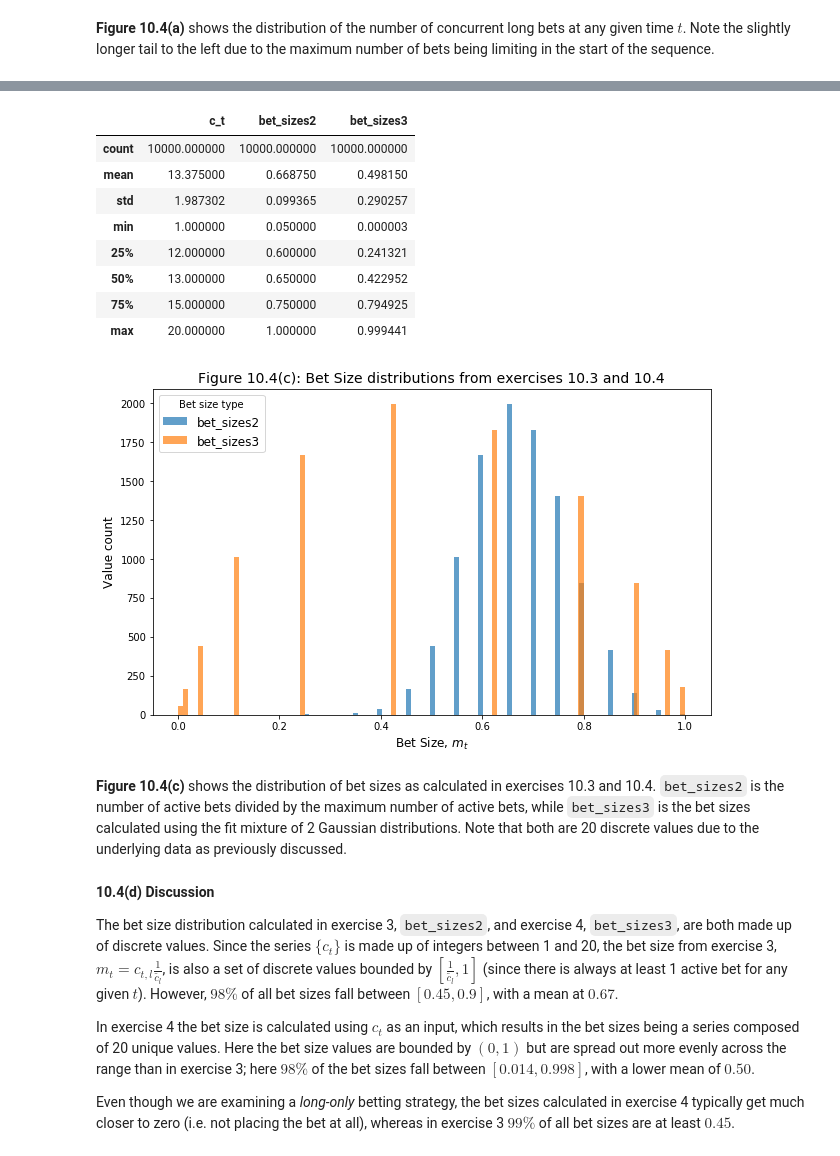
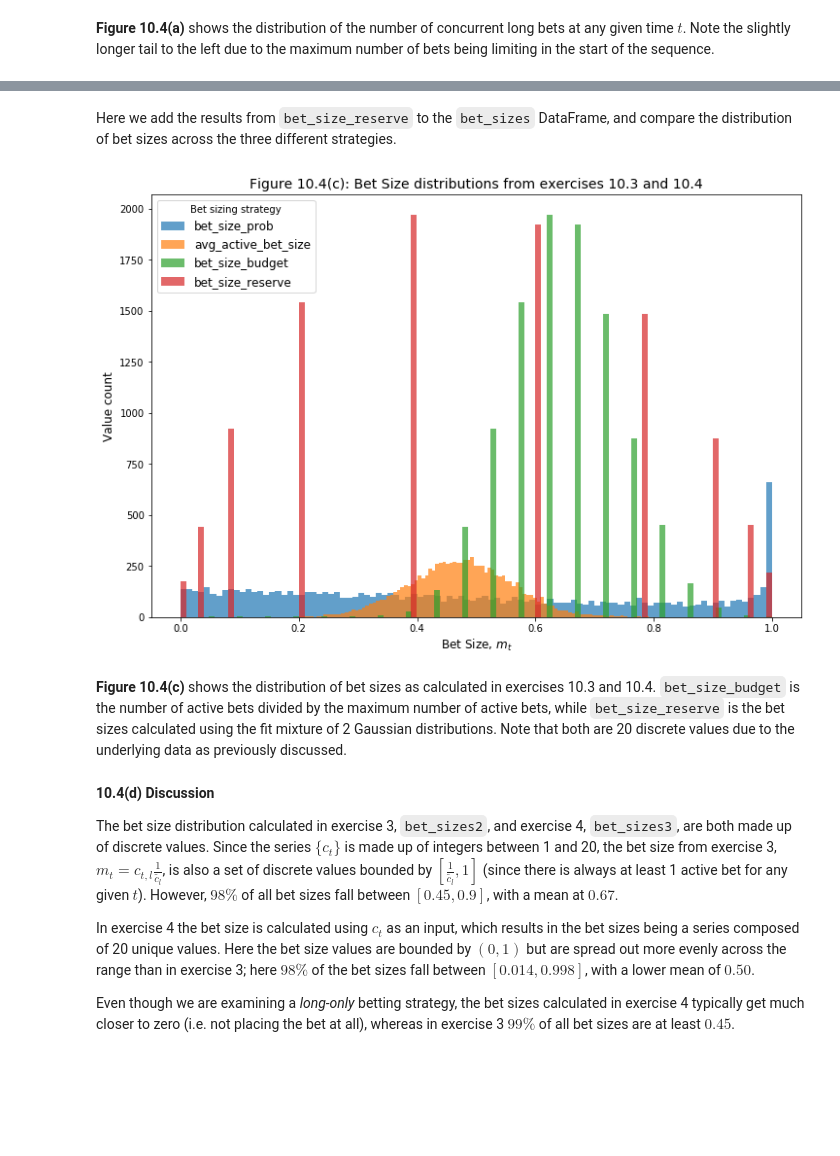
Before and after one commit to AI-Stuff/hudson-and-thames-research, a Jupyter notebook: Chapter10/Chapter10_Exercises (mlfinlab).ipynb, the cells around one changed output, grey strips where cells are left out. Cells and saved outputs as stored; diff of their text form; code cells hidden in the pictures; blank space fills up the shorter version.

```diff
--- a/Chapter10/Chapter10_Exercises (mlfinlab).ipynb
+++ b/Chapter10/Chapter10_Exercises (mlfinlab).ipynb
@@ -348,50 +277,23 @@ Where $F_{norm}(x, \mu_i, \sigma_i)$ is the cumulative distribution evaluated at
-# %%
-# 10.4(c) Calculating the bet size using the mixture of 2 Gaussians
-# ======================================================
-
-def cdf_mixture(x, parameters):
-    # the CDF of a mixture of 2 normal distributions, evaluated at x
-    # :param x: (float) x-value
-    # :param parameters: (list) mixture parameters, [mu1, mu2, sigma1, sigma2, p1]
-    # :return: (float) CDF of the mixture
-    # ===================================
-    mu1, mu2, sigma1, sigma2, p1 = parameters  # for clarity
-    return p1*norm.cdf(x, mu1, sigma1) + (1-p1)*norm.cdf(x, mu2, sigma2)
-
-def bet_size_mixed(c_t, parameters):
-    # return the bet size based on the description provided in
-    # question 10.4(c).
-    # :param c_t: (int) different of the number of concurrent long bets minus short bets
-    # :param parameters: (list) mixture parameters, [mu1, mu2, sigma1, sigma2, p1]
-    # :return: (float) bet size
-    # =========================
-    if c_t >= 0:
-        return ( cdf_mixture(c_t, parameters) - cdf_mixture(0, parameters) ) / ( 1 - cdf_mixture(0, parameters) )
-    else:
-        ( cdf_mixture(c_t, parameters) - cdf_mixture(0, parameters) ) / cdf_mixture(0, parameters)
-
-df_events2['bet_sizes3'] = df_events2.c_t.apply(lambda c: bet_size_mixed(c, fit_parameters))
-fig_10_4c, ax_10_4c = plt.subplots(figsize=(10,6))
-for c in ['bet_sizes2', 'bet_sizes3']:
-    ax_10_4c.hist(df_events2[c].to_numpy(), bins=100, label=c, alpha=0.7)
-ax_10_4c.legend(loc='upper left', fontsize=12, title="Bet size type", title_fontsize=10)
-ax_10_4c.set_xlabel("Bet Size, $m_t$", fontsize=12)
-ax_10_4c.set_ylabel("Value count", fontsize=12)
-ax_10_4c.set_title("Figure 10.4(c): Bet Size distributions from exercises 10.3 and 10.4", fontsize=14)
-display(df_events2[['c_t', 'bet_sizes2', 'bet_sizes3']].describe())
-# %% [output]
-|  | c_t | bet_sizes2 | bet_sizes3 |
-| count | 10000.000000 | 10000.000000 | 10000.000000 |
-| mean | 13.375000 | 0.668750 | 0.498150 |
-| std | 1.987302 | 0.099365 | 0.290257 |
-| min | 1.000000 | 0.050000 | 0.000003 |
-| 25% | 12.000000 | 0.600000 | 0.241321 |
-| 50% | 13.000000 | 0.650000 | 0.422952 |
-| 75% | 15.000000 | 0.750000 | 0.794925 |
-| max | 20.000000 | 1.000000 | 0.999441 |
-[figure, removed]
+# %% [markdown]
+Here we add the results from `bet_size_reserve` to the `bet_sizes` DataFrame, and compare the distribution of bet sizes across the three different strategies.
+# %%
+betsizes_10_4 = betsizes_10_3.copy()
+betsizes_10_4['bet_size_reserve'] = df_reserve['bet_size']
+
+# Plotting.
+fig_10_4c, ax_10_4c = plt.subplots(figsize=(12,8))
+for c in betsizes_10_4.columns:
+    ax_10_4c.hist(betsizes_10_4[c].to_numpy(), bins=100, label=c, alpha=0.7)
+ax_10_4c.legend(loc='upper left', fontsize=12, title="Bet sizing strategy", title_fontsize=10)
+ax_10_4c.set_xlabel("Bet Size, $m_t$", fontsize=12)
+ax_10_4c.set_ylabel("Value count", fontsize=12)
+ax_10_4c.set_title("Figure 10.4(c): Bet Size distributions from exercises 10.3 and 10.4", fontsize=14)
+ax_10_4.set_ylim((0, 2500))
+plt.show()
+# %% [output]
+[figure, added]
 # %% [markdown]
-**Figure 10.4(c)** shows the distribution of bet sizes as calculated in exercises 10.3 and 10.4. `bet_sizes2` is the number of active bets divided by the maximum number of active bets, while `bet_sizes3` is the bet sizes calculated using the fit mixture of 2 Gaussian distributions. Note that both are 20 discrete values due to the underlying data as previously discussed.
+**Figure 10.4(c)** shows the distribution of bet sizes as calculated in exercises 10.3 and 10.4. `bet_size_budget` is the number of active bets divided by the maximum number of active bets, while `bet_size_reserve` is the bet sizes calculated using the fit mixture of 2 Gaussian distributions. Note that both are 20 discrete values due to the underlying data as previously discussed.
 # %% [markdown]
 **10.4(d) Discussion**
 
```
Also changed, not shown: parts of 14 cells of this notebook.
